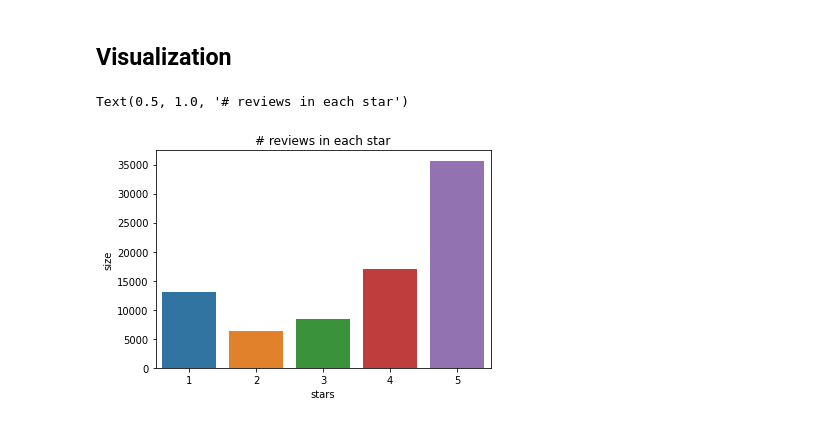
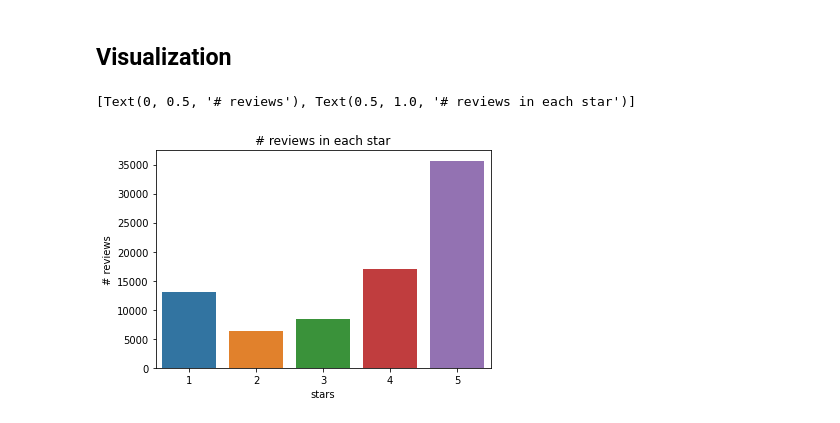
Before and after one commit to FishWith7sMemory/MAST30034-ADS-GroupProj, a Jupyter notebook: Classification.ipynb, the cells around one changed output. Saved outputs shown, nothing was run; the diff lists cells and outputs as text; code cells hidden in the pictures.

```diff
--- a/Classification.ipynb
+++ b/Classification.ipynb
@@ -84,8 +88,8 @@ memory usage: 22.4+ MB
 # %%
 review_freq = review.groupby(['stars'], as_index=False).size()
 # %%
-sns.barplot(x="stars", y="size", data=review_freq).set_title("# reviews in each star")
+sns.barplot(x="stars", y="size", data=review_freq).set(ylabel="# reviews", title="# reviews in each star")
 # %% [output]
-Text(0.5, 1.0, '# reviews in each star')
+[Text(0, 0.5, '# reviews'), Text(0.5, 1.0, '# reviews in each star')]
-[figure, old version]
+[figure, new version]
 # %%
```
Also changed, not shown: parts of 7 cells of this notebook.
